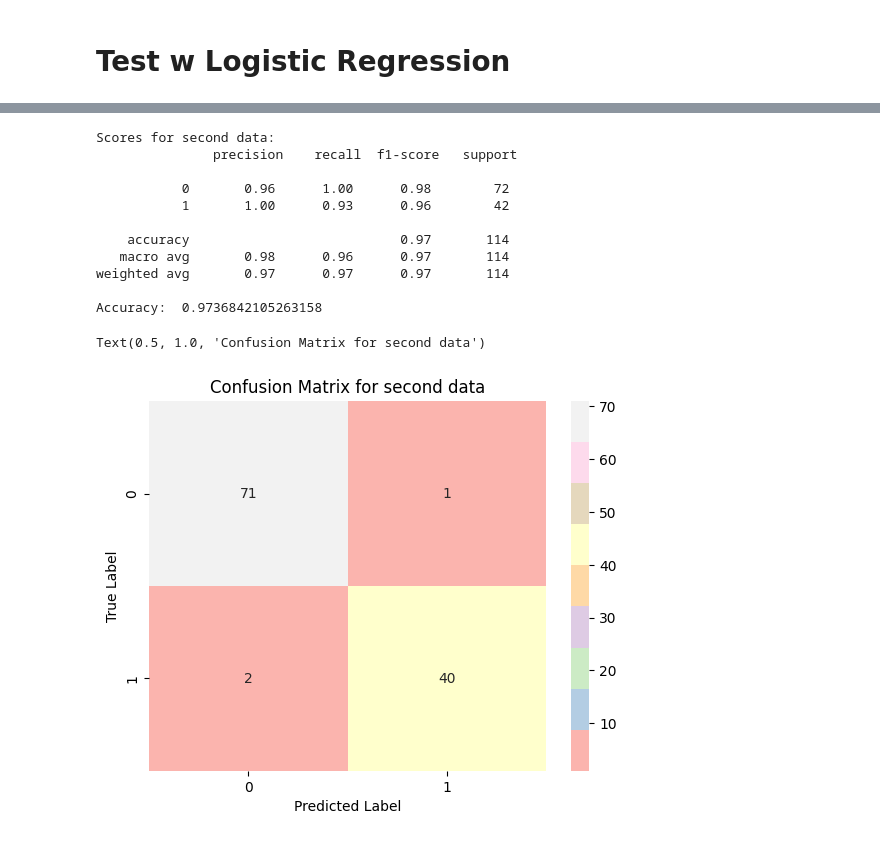
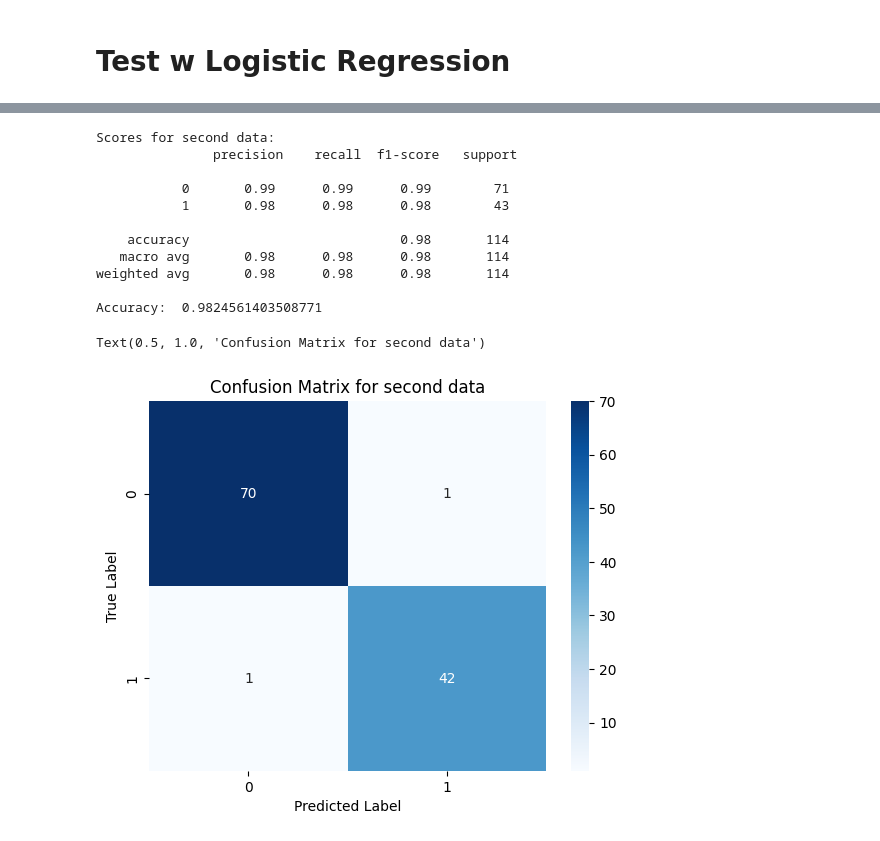
Before and after one commit to tugcegulsanusta/machine-learning-project, a Jupyter notebook: machine_learning.ipynb, the cells around one changed output, grey strips where cells are left out. Drawn from its saved outputs; the diff is of its cells as text; code cells hidden in the pictures.

```diff
--- a/machine_learning.ipynb
+++ b/machine_learning.ipynb
@@ -281,0 +378,22 @@ Text(0.5, 1.0, 'Confusion Matrix for first data')
+# %%
+#test for first data
+
+X_train1, X_test1, y_train1, y_test1= train_test_split(X1, y, test_size= 0.2, random_state = 42)
+lr1= LogisticRegression()
+X_train1 = scaler.fit_transform(X_train1)
+X_test1 = scaler.transform(X_test1)
+
+lr1.fit(X_train1, y_train1)
+y_predict1 = lr1.predict(X_test1)
+
+accuracy1 = accuracy_score(y_test1, y_predict1)
+report1 = classification_report(y_test1, y_predict1)
+print("Scores for first data: \n" , report1)
+
+
+print('Accuracy: ', accuracy1)
+confusion_m1 = confusion_matrix(y_test1, y_predict1)
+p1 = sns.heatmap(pd.DataFrame(confusion_m1), annot=True, cmap="Blues", fmt="g")
+plt.xlabel("Predicted Label")
+plt.ylabel("True Label")
+plt.title("Confusion Matrix for first data")
@@ -282,33 +414,35 @@ Text(0.5, 1.0, 'Confusion Matrix for first data')
 # %%
-X_train, X_test, y_train, y_test= train_test_split(X2, y, test_size= 0.2, random_state = 1)
+#second data
+
+X_train2, X_test2, y_train2, y_test2= train_test_split(X2, y, test_size= 0.2, random_state = 42)
 lr2= LogisticRegression()
-X_train = scaler.fit_transform(X_train)
-X_test = scaler.transform(X_test)
-lr2.fit(X_train, y_train)
-y_predict = lr2.predict(X_test)
+X_train2 = scaler.fit_transform(X_train2)
+X_test2 = scaler.transform(X_test2)
+lr2.fit(X_train2, y_train2)
+y_predict2 = lr2.predict(X_test2)
 
-accuracy2 = accuracy_score(y_test, y_predict)
-report2 = classification_report(y_test, y_predict)
+accuracy2 = accuracy_score(y_test2, y_predict2)
+report2 = classification_report(y_test2, y_predict2)
 print("Scores for second data: \n" , report2)
 
 
 print('Accuracy: ', accuracy2)
-confusion_m2 = confusion_matrix(y_test, y_predict)
-p1 = sns.heatmap(pd.DataFrame(confusion_m1), annot=True, cmap="Blues", fmt="g")
+confusion_m2 = confusion_matrix(y_test2, y_predict2)
+p2 = sns.heatmap(pd.DataFrame(confusion_m2), annot=True, cmap="Blues", fmt="g")
 plt.xlabel("Predicted Label")
 plt.ylabel("True Label")
 plt.title("Confusion Matrix for second data")
 # %% [output]
 Scores for second data:
                precision    recall  f1-score   support
 
-           0       0.96      1.00      0.98        72
-           1       1.00      0.93      0.96        42
+           0       0.99      0.99      0.99        71
+           1       0.98      0.98      0.98        43
 
-    accuracy                           0.97       114
-   macro avg       0.98      0.96      0.97       114
-weighted avg       0.97      0.97      0.97       114
+    accuracy                           0.98       114
+   macro avg       0.98      0.98      0.98       114
+weighted avg       0.98      0.98      0.98       114
 
-Accuracy:  0.9736842105263158
+Accuracy:  0.9824561403508771
 Text(0.5, 1.0, 'Confusion Matrix for second data')
-[figure, old version]
+[figure, new version]
```
Also changed, not shown: parts of 21 cells of this notebook.
